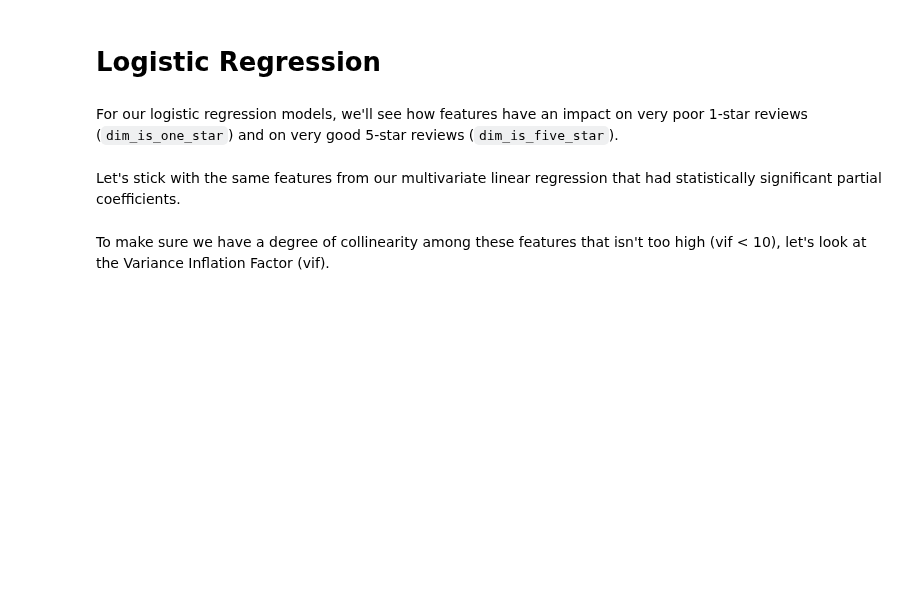
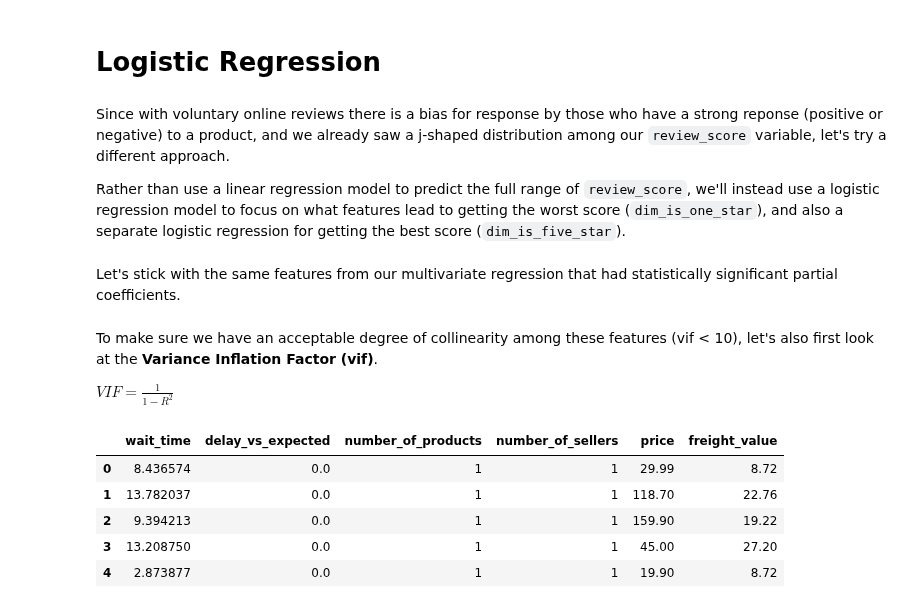
Before and after one commit to phlln/olist-analysis, a Jupyter notebook: notebooks/Orders Analysis.ipynb, the cells around one changed output. Drawn from its saved outputs; the diff is of its cells as text; code cells hidden in the pictures; blank space fills up the shorter version.

```diff
--- a/notebooks/Orders Analysis.ipynb
+++ b/notebooks/Orders Analysis.ipynb
@@ -375,18 +540,29 @@ We can start to see that a linear regression model is failing along some basic a
 # %% [markdown]
 # Logistic Regression
 # %% [markdown]
-For our logistic regression models, we'll see how features have an impact on very poor 1-star reviews (`dim_is_one_star`) and on very good 5-star reviews (`dim_is_five_star`).
+Since with voluntary online reviews there is a bias for response by those who have a strong reponse (positive or negative) to a product, and we already saw a j-shaped distribution among our `review_score` variable, let's try a different approach.
+
+Rather than use a linear regression model to predict the full range of `review_score`, we'll instead use a logistic regression model to focus on what features lead to getting the worst score (`dim_is_one_star`), and also a separate logistic regression for getting the best score (`dim_is_five_star`).
 # %% [markdown]
-Let's stick with the same features from our multivariate linear regression that had statistically significant partial coefficients.
+Let's stick with the same features from our multivariate regression that had statistically significant partial coefficients.
 # %%
 features = ['wait_time', 'delay_vs_expected', 'number_of_products', 'number_of_sellers', 'price', 'freight_value']
 # %% [markdown]
-To make sure we have a degree of collinearity among these features that isn't too high (vif < 10), let's look at the Variance Inflation Factor (vif).
+To make sure we have an acceptable degree of collinearity among these features (vif < 10), let's also first look at the **Variance Inflation Factor (vif)**.
+
+$ VIF = \frac {1}{1 - R^2} $
 # %%
 # Check for multi-colinearity by looking at Variance Inflation Factor (vif)
 from statsmodels.stats.outliers_influence import variance_inflation_factor as vif
 X = orders[features]
-X
+X.head()
+# %% [output]
+|  | wait_time | delay_vs_expected | number_of_products | number_of_sellers | price | freight_value |
+| 0 | 8.436574 | 0.0 | 1 | 1 | 29.99 | 8.72 |
+| 1 | 13.782037 | 0.0 | 1 | 1 | 118.70 | 22.76 |
+| 2 | 9.394213 | 0.0 | 1 | 1 | 159.90 | 19.22 |
+| 3 | 13.208750 | 0.0 | 1 | 1 | 45.00 | 27.20 |
+| 4 | 2.873877 | 0.0 | 1 | 1 | 19.90 | 8.72 |
 # %%
 df = pd.DataFrame()
 df['vif_index'] = [vif(X.values, i) for i in range(X.shape[1])]
```
Also changed, not shown: parts of 87 cells of this notebook, 2 other files.
